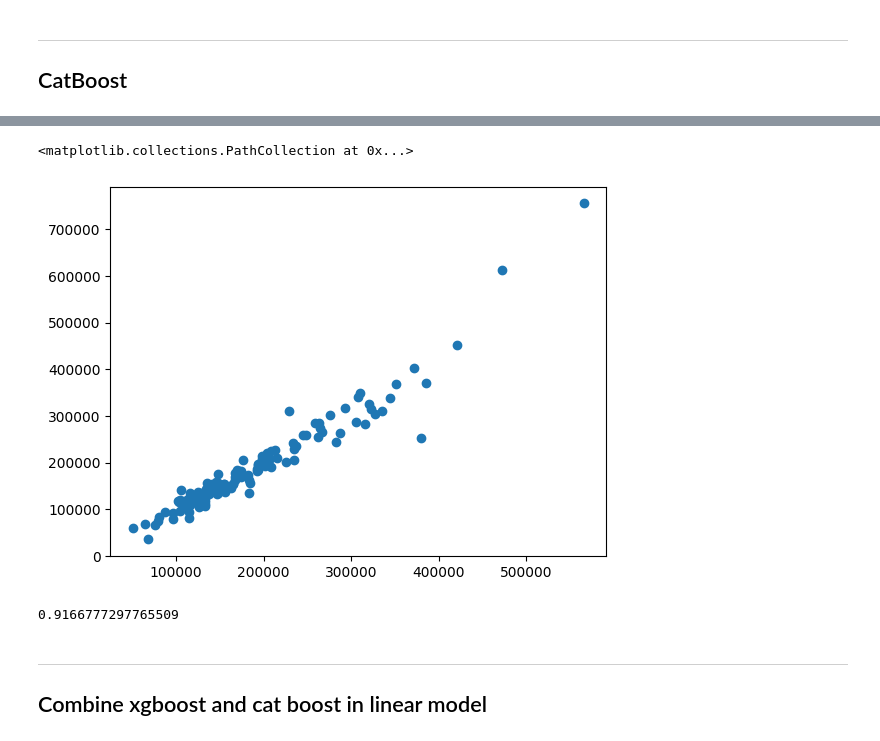
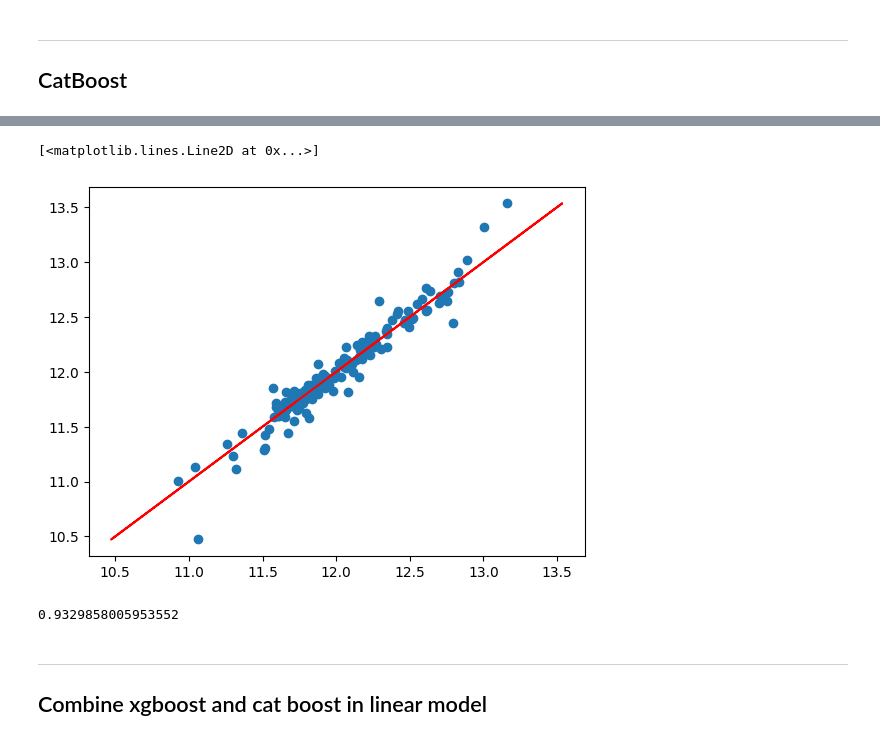
Before and after one commit to ol-webb/kaggle_house_prices, a Jupyter notebook: nb1.ipynb, the cells around one changed output, grey strips where cells are left out. Saved outputs shown, nothing was run; the diff lists cells and outputs as text; code cells hidden in the pictures.

```diff
--- a/nb1.ipynb
+++ b/nb1.ipynb
@@ -534,7 +578,7 @@ all_cols = ['MSZoning', 'Street', 'Alley', 'LotShape', 'LandContour', 'Utilities
        'GarageCond', 'PavedDrive', 'PoolQC', 'Fence', 'MiscFeature',
        'SaleType', 'SaleCondition']
 
-remaining_cols = ['MSZoning','LotShape','LandContour','LotConfig','Neighborhood','Condition1','BldgType','HouseStyle','RoofStyle','Exterior1st','Exterior2nd','ExterQual','ExterCond','Foundation','HeatingQC','KitchenQual','GarageType','GarageFinish','GarageQual','GarageCond','SaleType','SaleCondition','FireplaceQu','PoolQC','BsmtQual','BsmtExposure','BsmtFinType1','BsmtFinType2']
+remaining_cols = ['MSSubClass','MSZoning','LotShape','LandContour','LotConfig','Neighborhood','Condition1','BldgType','HouseStyle','RoofStyle','Exterior1st','Exterior2nd','ExterQual','ExterCond','Foundation','HeatingQC','KitchenQual','GarageType','GarageFinish','GarageQual','GarageCond','SaleType','SaleCondition','FireplaceQu','PoolQC','BsmtQual','BsmtExposure','BsmtFinType1','BsmtFinType2']
 
 date_calculations = [
     ('remainder__YearRemodAdd', 'remainder__YearBuilt', 'remodel_elapsed'),
@@ -589,6 +633,7 @@ Pipeline(steps=[('fillna', FillNAString()),
 ---
 # %%
 price = train_copy['SalePrice']
+price_log = np.log(price)
 train_dropped = train_copy.drop(columns=['SalePrice', 'Id'])
 fp = full_pipeline.fit_transform(train_dropped)
 # %%
@@ -598,7 +643,7 @@ from sklearn.model_selection import train_test_split
 from sklearn.metrics import r2_score
 import xgboost as xgb
 # %%
-x_train, x_test, y_train, y_test = train_test_split(fp, price, test_size=0.1, random_state=42)
+x_train, x_test, y_train, y_test = train_test_split(fp, price_log, test_size=0.1, random_state=42)
 # %%
 model = xgb.XGBRegressor(
     n_estimators=5000,
@@ -695,13 +733,14 @@ Shrink model to first 1186 iterations.
 y_pred_cat = model_cat.predict(x_test)
 # %%
 plt.scatter(y_pred_cat, y_test)
+plt.plot(y_test, y_test, color='red')
 # %% [output]
-<matplotlib.collections.PathCollection at 0x...>
+[<matplotlib.lines.Line2D at 0x...>]
-[figure, old version]
+[figure, new version]
 # %%
 r2_score(y_test, y_pred_cat)
 # %% [output]
-0.9166777297765509
+0.9329858005953552
 # %% [markdown]
 ---
 ## Combine xgboost and cat boost in linear model
```
Also changed, not shown: parts of 10 cells of this notebook.
